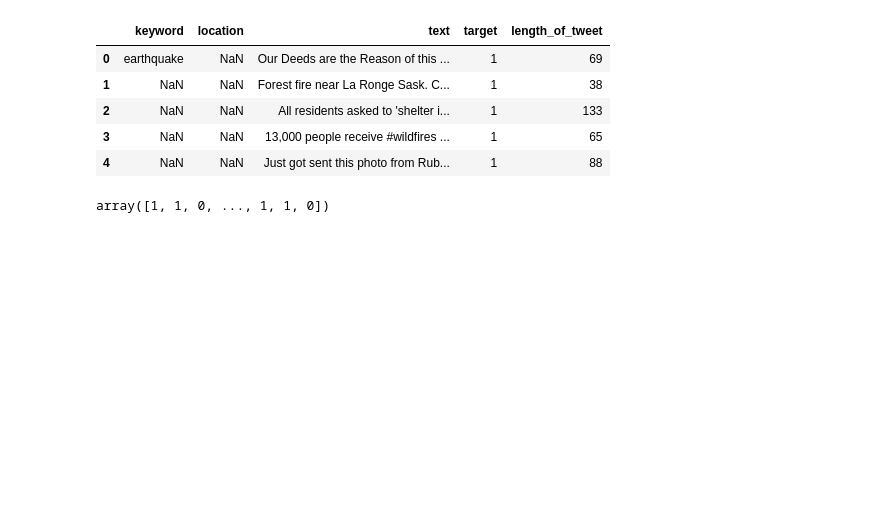
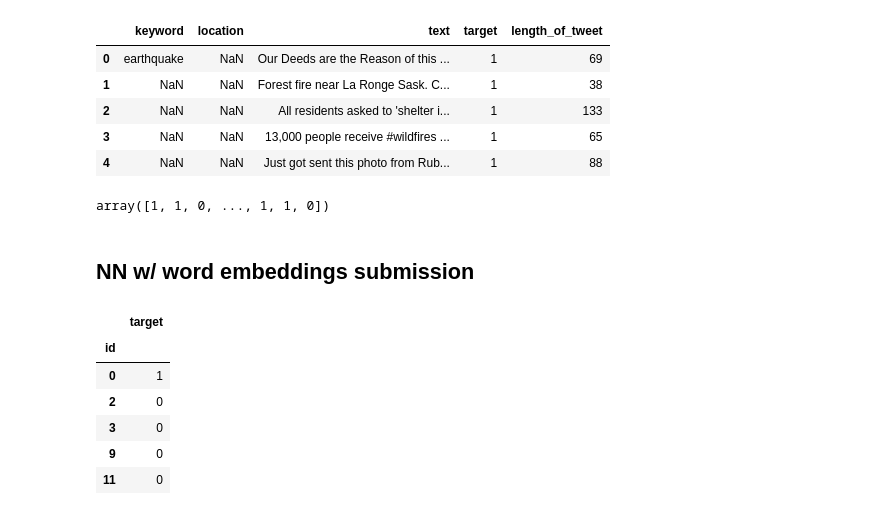
Before and after one commit to reubenkavalov/KaggleTweetsChallenge, a Jupyter notebook: Kaggle NLP Tweet Challenge.ipynb, the cells around one changed output. Saved outputs shown, nothing was run; the diff lists cells and outputs as text; code cells hidden in the pictures; blank space fills up the shorter version.

Commit message:
added word embedding neural network classifier model

```diff
--- a/Kaggle NLP Tweet Challenge.ipynb
+++ b/Kaggle NLP Tweet Challenge.ipynb
@@ -244,0 +345,2 @@ Optimal Parameters: {'learning_rate': 0.5, 'n_estimators': 250}
+# %%
+model.compile(loss='binary_crossentropy', optimizer='adam', metrics=['accuracy'])
@@ -244,0 +367,2 @@ Optimal Parameters: {'learning_rate': 0.5, 'n_estimators': 250}
+# %%
+model.fit(X_t, y, epochs=100, batch_size=50, validation_split=0.2)
@@ -283,3 +428,25 @@ sample_submission['target'] = rf_test_preds2
 sample_submission.set_index('id', inplace=True)
 # %%
 sample_submission.to_csv('submission0')
+# %% [markdown]
+## NN w/ word embeddings submission
+# %%
+tokenizer_test = text.Tokenizer(num_words=500)
+tokenizer_test.fit_on_texts(list(test_df.text))
+list_tokenized_tweets_test = tokenizer_test.texts_to_sequences(test_df.text)
+testX_t = sequence.pad_sequences(list_tokenized_tweets_test, maxlen=100)
+# %%
+nn_pred = model.predict(testX_t)
+
+y_classes = nn_pred.argmax(axis=-1)
+# %%
+sample_submission1.target = y_classes
+sample_submission1.head()
+# %% [output]
+|  | target |
+| id |  |
+| 0 | 1 |
+| 2 | 0 |
+| 3 | 0 |
+| 9 | 0 |
+| 11 | 0 |
```
Also changed, not shown: parts of 21 cells of this notebook.
